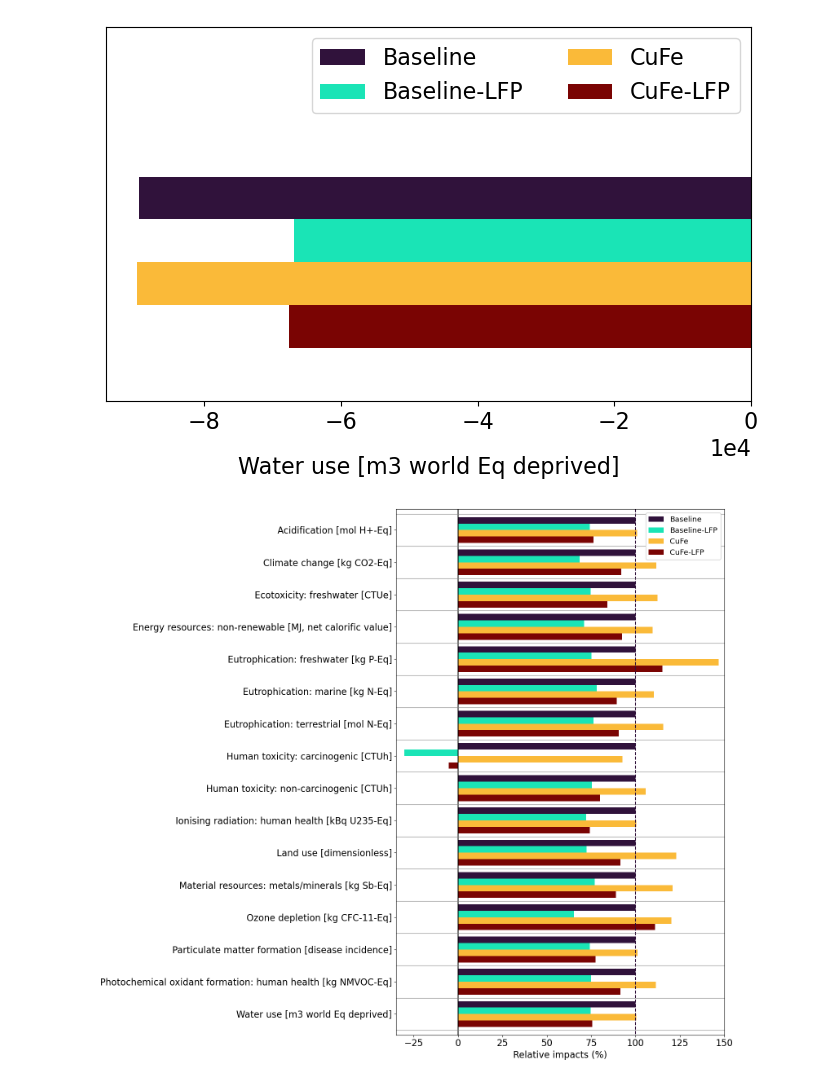
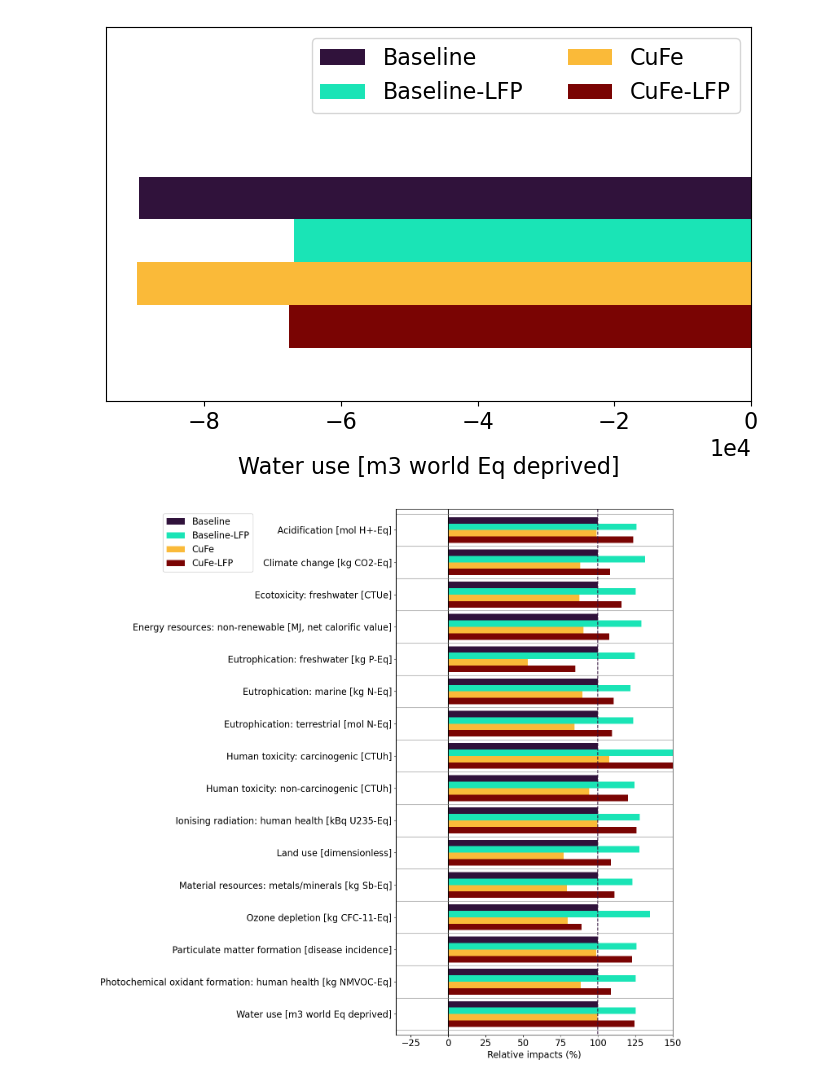
Before and after one commit to laphei/openlca-contributor, a Jupyter notebook: LCIA_graphs.ipynb, the cells around one changed output. Drawn from its saved outputs; the diff is of its cells as text; code cells hidden in the pictures.

```diff
--- a/LCIA_graphs.ipynb
+++ b/LCIA_graphs.ipynb
@@ -67,11 +67,12 @@ pivot_df
 | Water use [m3 world Eq deprived] | -89535.596482 | -66852.670222 | -89907.427059 | -6.762028e+04 |
 # %%
 # Get relative impacts (Baseline = 100%)
+# (Baseline_LFP.iloc[0]['Result'] - Baseline.iloc[0]['Result']) / abs(Baseline.iloc[0]['Result']) * 100 + 100
 relative_impacts = {
     'Baseline': [100 for i in Baseline['Result']],
-    'Baseline-LFP': [Baseline_LFP.iloc[i]['Result'] / Baseline.iloc[i]['Result'] * 100 for i in range(len(Baseline_LFP))],
-    'CuFe': [CuFe.iloc[i]['Result'] / Baseline.iloc[i]['Result'] * 100 for i in range(len(CuFe))],
-    'CuFe-LFP': [CuFe_LFP.iloc[i]['Result'] / Baseline.iloc[i]['Result'] * 100 for i in range(len(CuFe_LFP))],
+    'Baseline-LFP': [(Baseline_LFP.iloc[i]['Result'] - Baseline.iloc[i]['Result']) / abs(Baseline.iloc[i]['Result']) * 100 + 100 for i in range(len(Baseline_LFP))],
+    'CuFe': [(CuFe.iloc[i]['Result'] - Baseline.iloc[i]['Result']) / abs(Baseline.iloc[i]['Result']) * 100 + 100 for i in range(len(CuFe))],
+    'CuFe-LFP': [(CuFe_LFP.iloc[i]['Result'] - Baseline.iloc[i]['Result']) / abs(Baseline.iloc[i]['Result']) * 100 + 100 for i in range(len(CuFe_LFP))],
 }
 
 relative_impacts = pd.DataFrame(relative_impacts, index=Baseline['Impact category'])
@@ -162,32 +167,32 @@ mpl.rcParams.update({'font.size': 16})
 
 relative_impacts.plot(kind='barh', cmap=mpl.colormaps['turbo'], ax=ax, width=0.8)
 # ax.plot(16, 100, 'k--')
 ax.vlines(x=100, ymin=-1, ymax=16, linestyles='dashed', colors=mpl.colormaps['turbo'].colors[0])
 ax.vlines(x=0, ymin=-1, ymax=16, colors='black')
 ax.hlines(y=15.5, xmin=-100, xmax=150, colors='grey', linewidth=0.8) #, linestyles='dashed')
 ax.hlines(y=14.5, xmin=-100, xmax=150, colors='grey', linewidth=0.8) #, linestyles='dashed')
 ax.hlines(y=13.5, xmin=-100, xmax=150, colors='grey', linewidth=0.8) #, linestyles='dashed')
 ax.hlines(y=12.5, xmin=-100, xmax=150, colors='grey', linewidth=0.8) #, linestyles='dashed')
 ax.hlines(y=11.5, xmin=-100, xmax=150, colors='grey', linewidth=0.8) #, linestyles='dashed')
 ax.hlines(y=10.5, xmin=-100, xmax=150, colors='grey', linewidth=0.8) #, linestyles='dashed')
 ax.hlines(y=9.5, xmin=-100, xmax=150, colors='grey', linewidth=0.8) #, linestyles='dashed')
 ax.hlines(y=8.5, xmin=-100, xmax=150, colors='grey', linewidth=0.8) #, linestyles='dashed')
 ax.hlines(y=7.5, xmin=-100, xmax=150, colors='grey', linewidth=0.8) #, linestyles='dashed')
 ax.hlines(y=6.5, xmin=-100, xmax=150, colors='grey', linewidth=0.8) #, linestyles='dashed')
 ax.hlines(y=5.5, xmin=-100, xmax=150, colors='grey', linewidth=0.8) #, linestyles='dashed')
 ax.hlines(y=4.5, xmin=-100, xmax=150, colors='grey', linewidth=0.8) #, linestyles='dashed')
 ax.hlines(y=3.5, xmin=-100, xmax=150, colors='grey', linewidth=0.8) #, linestyles='dashed')
 ax.hlines(y=2.5, xmin=-100, xmax=150, colors='grey', linewidth=0.8) #, linestyles='dashed')
 ax.hlines(y=1.5, xmin=-100, xmax=150, colors='grey', linewidth=0.8) #, linestyles='dashed')
 ax.hlines(y=0.5, xmin=-100, xmax=150, colors='grey', linewidth=0.8) #, linestyles='dashed')
 ax.hlines(y=-0.5, xmin=-100, xmax=150, colors='grey', linewidth=0.8) #, linestyles='dashed')
 
 ax.set_xlim([-35, 150])
 ax.set_ylabel('')
 ax.set_xlabel('Relative impacts (%)')
-ax.legend(loc='best', fontsize='small', framealpha=1)
+ax.legend(loc='best', framealpha=1, bbox_to_anchor=[-0.5, 1])
 plt.gca().invert_yaxis()
 plt.tight_layout()
 plt.show()
 # %% [output]
-[figure, old version]
+[figure, new version]
```
Also changed, not shown: parts of 3 cells of this notebook.
